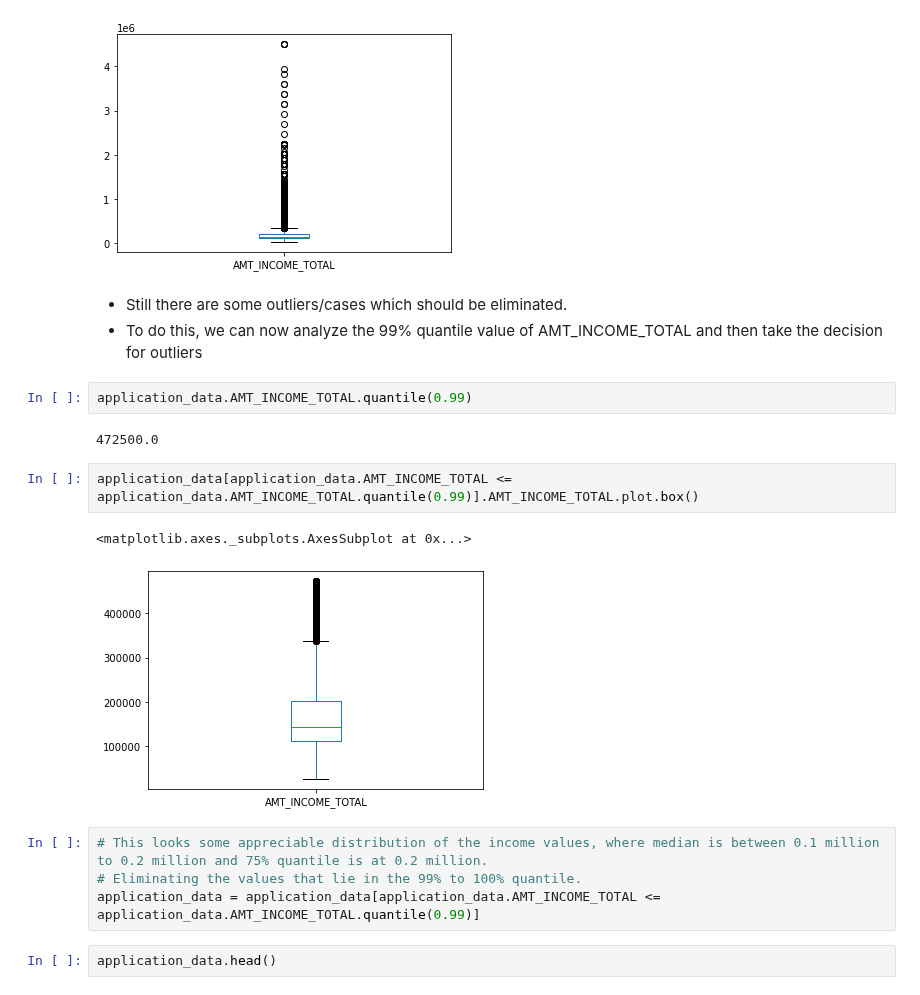
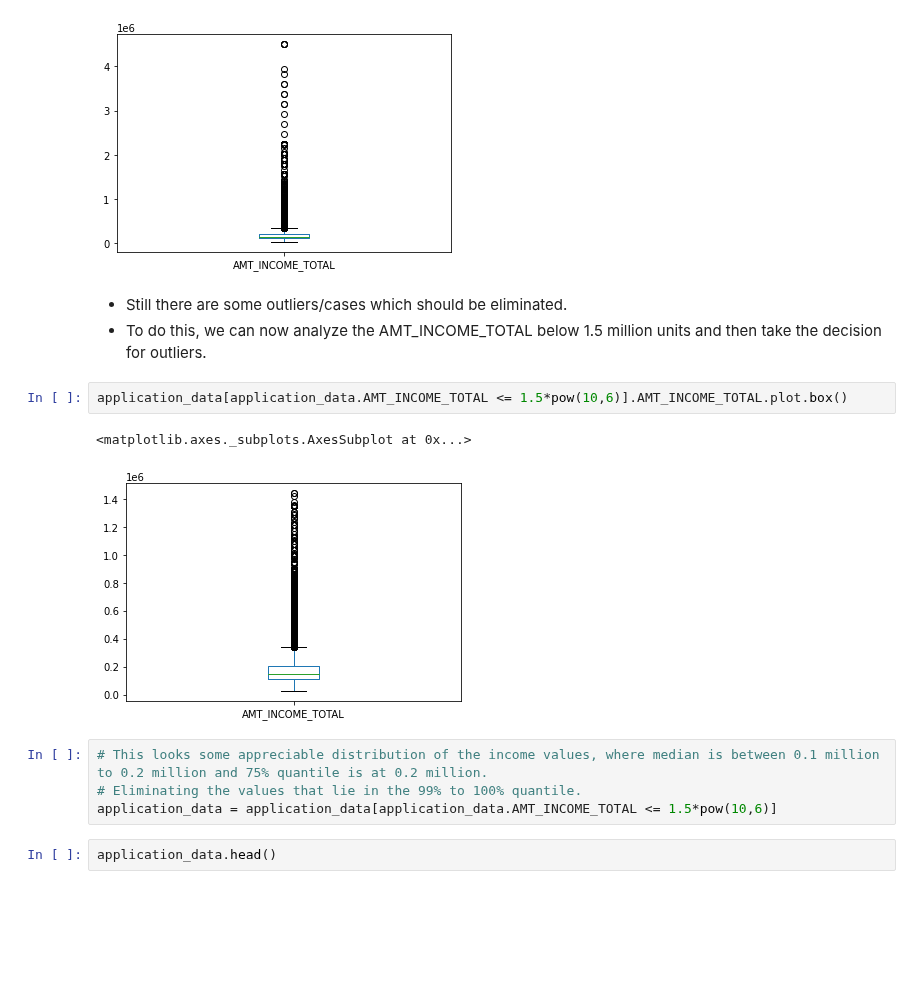
Before and after one commit to shardul-rajhans/Bank-Credit-Loan-Risk-Analytics-EDA, a Jupyter notebook: shardul_sohini_eda_case_study.ipynb, the cells around one changed output. Saved outputs shown, nothing was run; the diff lists cells and outputs as text; blank space fills up the shorter version.

Commit message:
Update shardul_sohini_eda_case_study.ipynb
15/11 Outliers handling and making data into required format

```diff
--- a/shardul_sohini_eda_case_study.ipynb
+++ b/shardul_sohini_eda_case_study.ipynb
@@ -565,20 +569,16 @@ application_data[application_data.AMT_INCOME_TOTAL <= 5*pow(10,6)].AMT_INCOME_TO
 [figure]
 # %% [markdown]
 - Still there are some outliers/cases which should be eliminated.
-- To do this, we can now analyze the 99% quantile value of AMT_INCOME_TOTAL and then take the decision for outliers
+- To do this, we can now analyze the AMT_INCOME_TOTAL below 1.5 million units and then take the decision for outliers.
-# %%
-application_data.AMT_INCOME_TOTAL.quantile(0.99)
-# %% [output]
-472500.0
 # %%
-application_data[application_data.AMT_INCOME_TOTAL <= application_data.AMT_INCOME_TOTAL.quantile(0.99)].AMT_INCOME_TOTAL.plot.box()
+application_data[application_data.AMT_INCOME_TOTAL <= 1.5*pow(10,6)].AMT_INCOME_TOTAL.plot.box()
 # %% [output]
 <matplotlib.axes._subplots.AxesSubplot at 0x...>
-[figure, old version]
+[figure, new version]
 # %%
 # This looks some appreciable distribution of the income values, where median is between 0.1 million to 0.2 million and 75% quantile is at 0.2 million.
 # Eliminating the values that lie in the 99% to 100% quantile.
-application_data = application_data[application_data.AMT_INCOME_TOTAL <= application_data.AMT_INCOME_TOTAL.quantile(0.99)]
+application_data = application_data[application_data.AMT_INCOME_TOTAL <= 1.5*pow(10,6)]
 # %%
 application_data.head()
 # %% [output]
```
Also changed, not shown: parts of 52 cells of this notebook.
